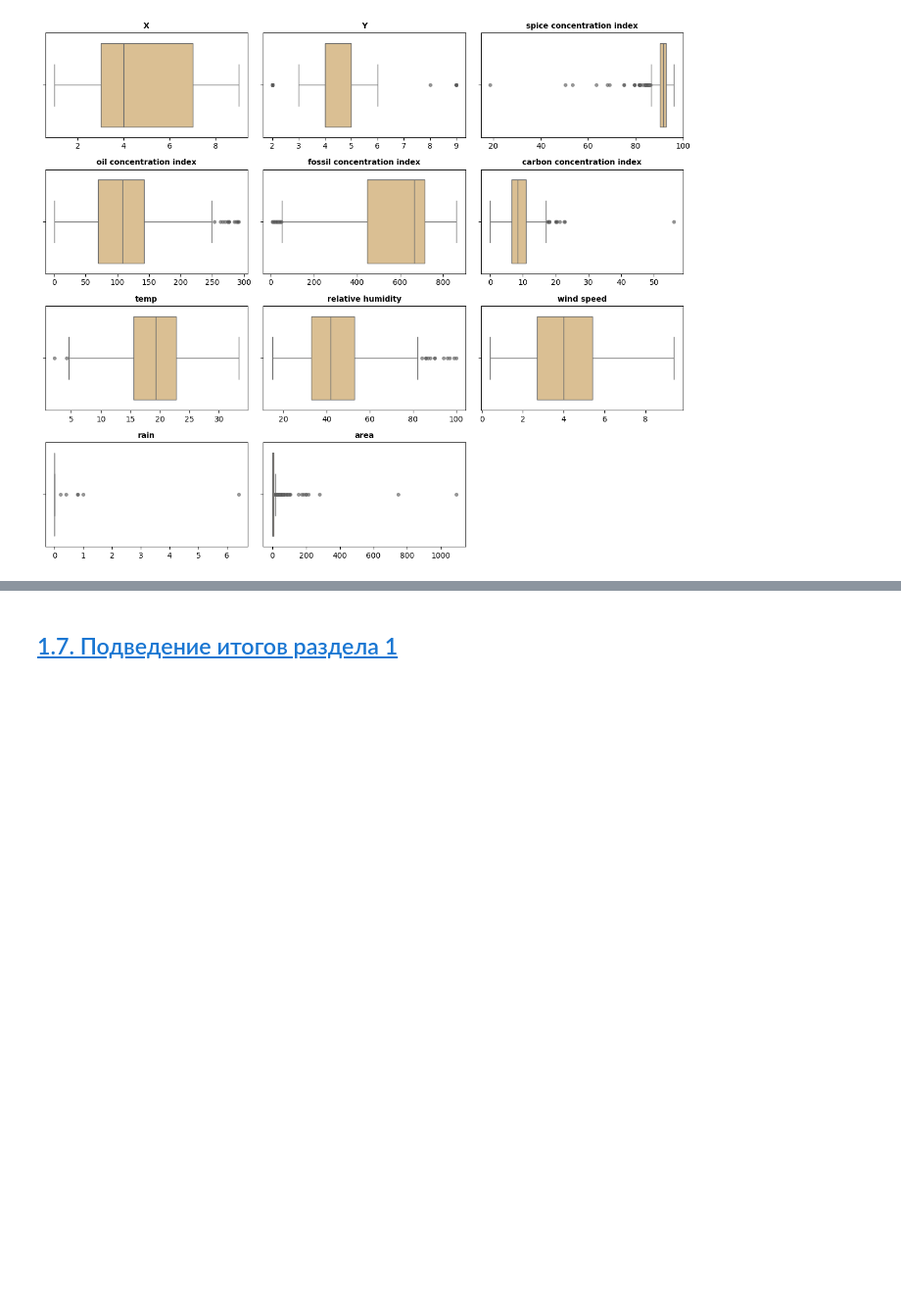
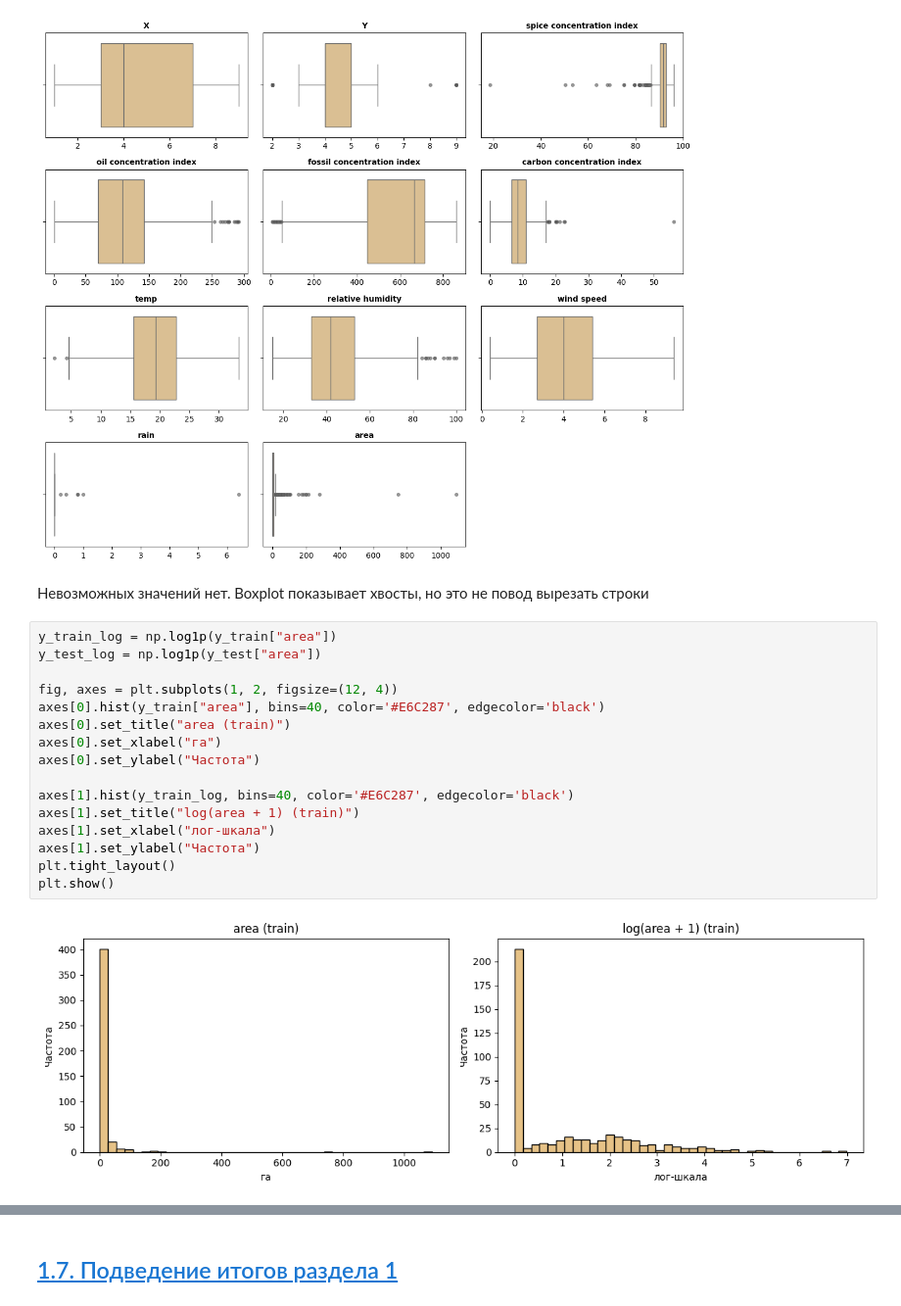
Before and after one commit to ari-ira17/dune-data-analysis, a Jupyter notebook: notebooks/dune_problem_formalization.ipynb, the cells around one changed output, grey strips where cells are left out. Shown at 98% size. Saved outputs shown, nothing was run; the diff lists cells and outputs as text; blank space fills up the shorter version.

```diff
--- a/notebooks/dune_problem_formalization.ipynb
+++ b/notebooks/dune_problem_formalization.ipynb
@@ -424,3 +443,23 @@ plt.tight_layout()
 plt.show()
 # %% [output]
 [figure]
+# %% [markdown]
+Невозможных значений нет. Boxplot показывает хвосты, но это не повод вырезать строки
+# %%
+y_train_log = np.log1p(y_train["area"])
+y_test_log = np.log1p(y_test["area"])
+
+fig, axes = plt.subplots(1, 2, figsize=(12, 4))
+axes[0].hist(y_train["area"], bins=40, color='#E6C287', edgecolor='black')
+axes[0].set_title("area (train)")
+axes[0].set_xlabel("га")
+axes[0].set_ylabel("Частота")
+
+axes[1].hist(y_train_log, bins=40, color='#E6C287', edgecolor='black')
+axes[1].set_title("log(area + 1) (train)")
+axes[1].set_xlabel("лог-шкала")
+axes[1].set_ylabel("Частота")
+plt.tight_layout()
+plt.show()
+# %% [output]
+[figure, added]
```
Also changed, not shown: parts of 16 cells of this notebook.
